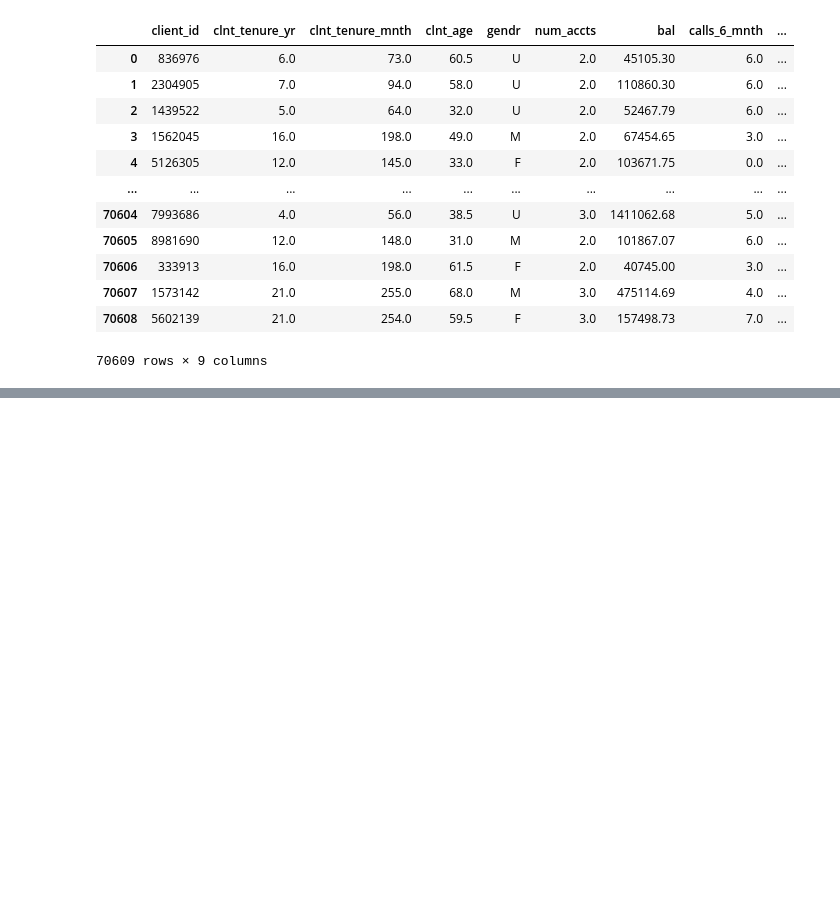
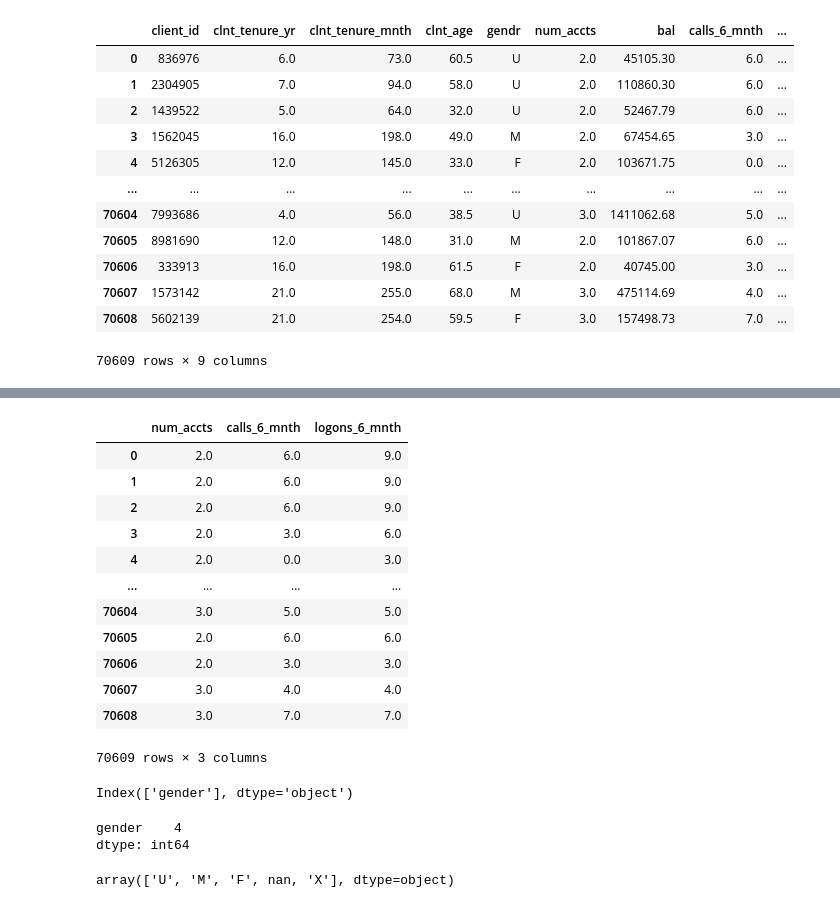
Before and after one commit to jayashreenagaraju/vanguard-test-control-analysis, a Jupyter notebook: notebooks/Customer-Experience.ipynb, the cells around one changed output, grey strips where cells are left out. Saved outputs shown, nothing was run; the diff lists cells and outputs as text; code cells hidden in the pictures; blank space fills up the shorter version.

```diff
--- a/notebooks/Customer-Experience.ipynb
+++ b/notebooks/Customer-Experience.ipynb
@@ -70,0 +82,19 @@ experiment_roster_df
+# %%
+# Separating between discrete and continuous variables, as discrete ones could potentially be treated as categorical.
+# Remember to adjust the threshold (in this case, < 20) based on your dataset's specific characteristics and domain knowledge.
+potential_categorical_from_numerical = client_profile_df.select_dtypes("number").loc[:, client_profile_df.select_dtypes("number").nunique() < 10]
+potential_categorical_from_numerical
+# %% [output]
+|  | num_accts | calls_6_mnth | logons_6_mnth |
+| 0 | 2.0 | 6.0 | 9.0 |
+| 1 | 2.0 | 6.0 | 9.0 |
+| 2 | 2.0 | 6.0 | 9.0 |
+| 3 | 2.0 | 3.0 | 6.0 |
+| 4 | 2.0 | 0.0 | 3.0 |
+| ... | ... | ... | ... |
+| 70604 | 3.0 | 5.0 | 5.0 |
+| 70605 | 2.0 | 6.0 | 6.0 |
+| 70606 | 2.0 | 3.0 | 3.0 |
+| 70607 | 3.0 | 4.0 | 4.0 |
+| 70608 | 3.0 | 7.0 | 7.0 |
+70609 rows × 3 columns
@@ -70,0 +103,15 @@ experiment_roster_df
+# %%
+# Retrieving column names with object (typically string) data types from the dataframe
+client_profile_df.select_dtypes("object").columns
+# %% [output]
+Index(['gender'], dtype='object')
+# %%
+# Counting and sorting the unique values for each object (string) column in descending order
+client_profile_df.select_dtypes("object").nunique().sort_values(ascending=False)
+# %% [output]
+gender    4
+dtype: int64
+# %%
+client_profile_df['gender'].unique()
+# %% [output]
+array(['U', 'M', 'F', nan, 'X'], dtype=object)
```
Also changed, not shown: parts of 53 cells of this notebook, 1 other file.
